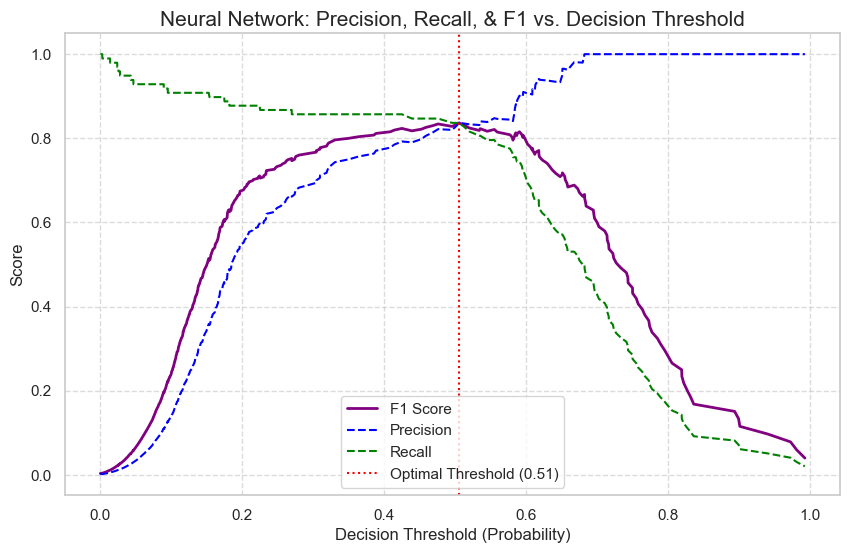
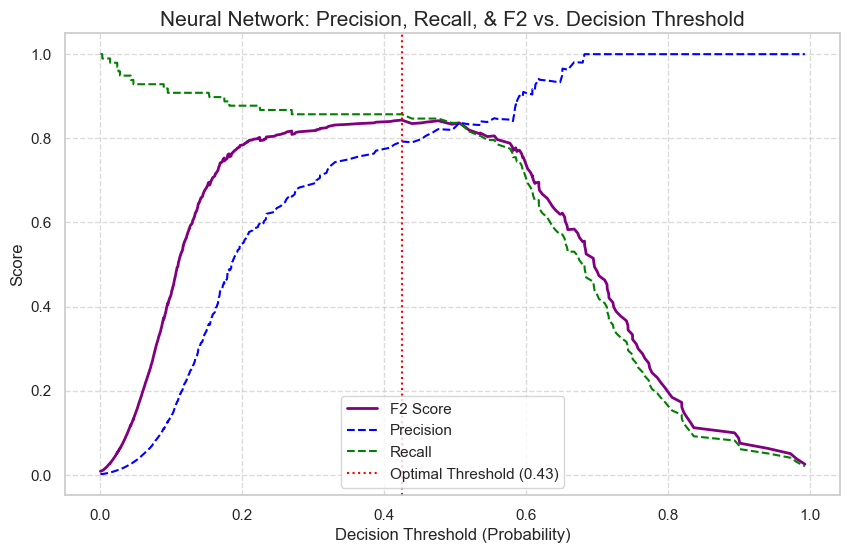
The notebook cell's code change between the first figure and the second:
--- before
+++ after
@@ -11,18 +11,18 @@
 print(f"Neural Network PR-AUC: {nn_pr_auc:.4f}")
 
-nn_f1_scores = 2 * (nn_precision[:-1] * nn_recall[:-1]) / (nn_precision[:-1] + nn_recall[:-1] + 1e-8)
+nn_f2_scores = (1 + 2**2) * (nn_precision[:-1] * nn_recall[:-1]) / ((2**2 * nn_precision[:-1]) + nn_recall[:-1] + 1e-8)
 
-nn_optimal_idx = np.argmax(nn_f1_scores)
+nn_optimal_idx = np.argmax(nn_f2_scores)
 nn_optimal_threshold = nn_thresholds[nn_optimal_idx]
-nn_best_f1 = nn_f1_scores[nn_optimal_idx]
+nn_best_f2 = nn_f2_scores[nn_optimal_idx]
 
 nn_default_idx = np.searchsorted(nn_thresholds, 0.5)
-nn_default_f1 = 2 * (nn_precision[nn_default_idx] * nn_recall[nn_default_idx]) / (nn_precision[nn_default_idx] + nn_recall[nn_default_idx] + 1e-8)
+nn_default_f2 = (1 + 2**2) * (nn_precision[nn_default_idx] * nn_recall[nn_default_idx]) / ((2**2 * nn_precision[nn_default_idx]) + nn_recall[nn_default_idx] + 1e-8)
 
-print(f"Default 0.5 Threshold F1-Score: {nn_default_f1:.4f}")
-print(f"Optimal Threshold: {nn_optimal_threshold:.4f} (Yields F1-Score: {nn_best_f1:.4f})")
+print(f"Default 0.5 Threshold F2-Score: {nn_default_f2:.4f}")
+print(f"Optimal Threshold: {nn_optimal_threshold:.4f} (Yields F2-Score: {nn_best_f2:.4f})")
 
 plt.figure(figsize=(10, 6))
-plt.plot(nn_thresholds, nn_f1_scores, label='F1 Score', color='purple', lw=2)
+plt.plot(nn_thresholds, nn_f2_scores, label='F2 Score', color='purple', lw=2)
 plt.plot(nn_thresholds, nn_precision[:-1], label='Precision', color='blue', linestyle='--')
 plt.plot(nn_thresholds, nn_recall[:-1], label='Recall', color='green', linestyle='--')
@@ -31,5 +31,5 @@
             label=f'Optimal Threshold ({nn_optimal_threshold:.2f})')
 
-plt.title('Neural Network: Precision, Recall, & F1 vs. Decision Threshold', fontsize=15)
+plt.title('Neural Network: Precision, Recall, & F2 vs. Decision Threshold', fontsize=15)
 plt.xlabel('Decision Threshold (Probability)', fontsize=12)
 plt.ylabel('Score', fontsize=12)

Commit: Changed F1 to F2 in NN